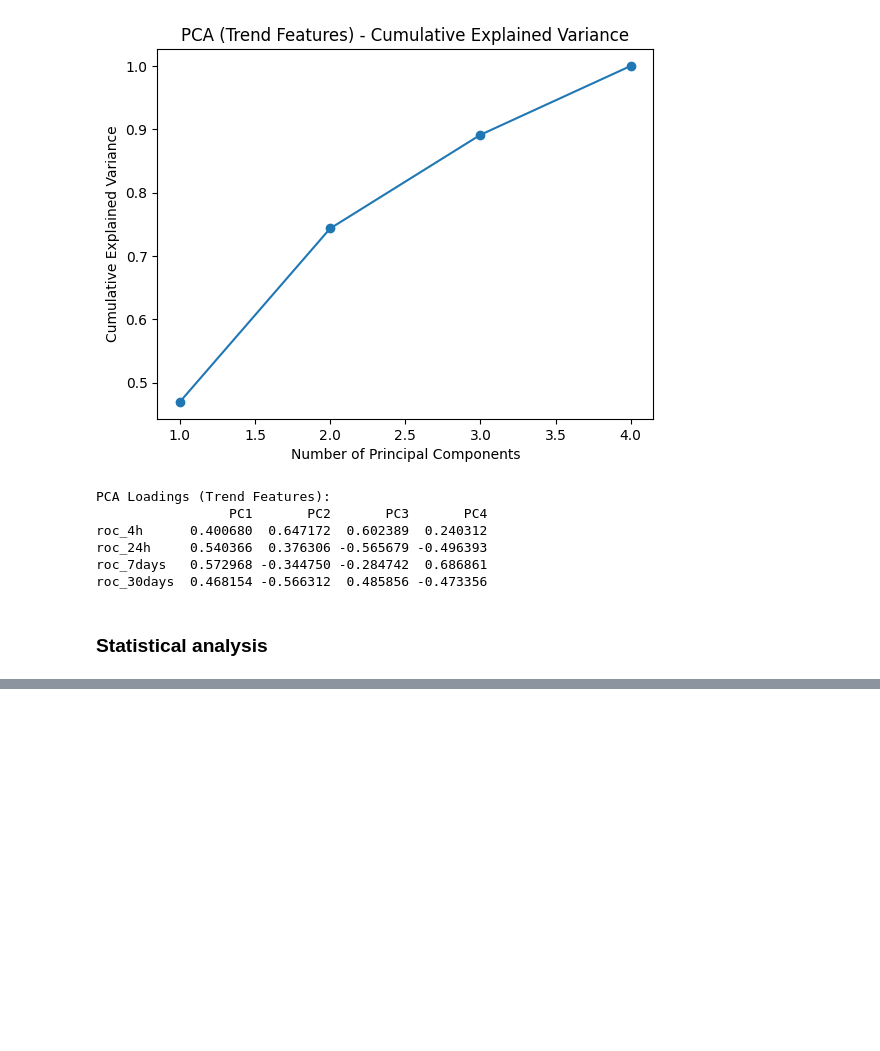
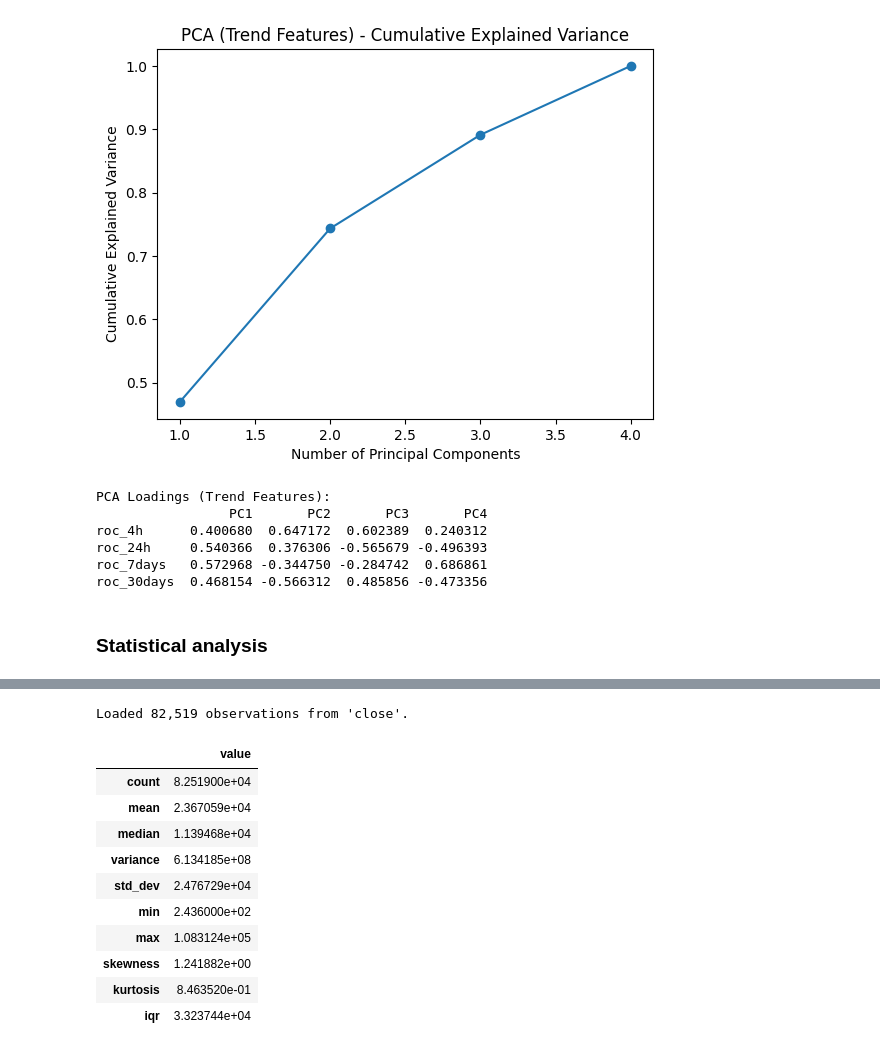
Before and after one commit to Stevenberger1/Stock-Market-Prediction, a Jupyter notebook: data/Statistical_analysis.ipynb, the cells around one changed output, grey strips where cells are left out. Saved outputs shown, nothing was run; the diff lists cells and outputs as text; code cells hidden in the pictures; blank space fills up the shorter version.

```diff
--- a/data/Statistical_analysis.ipynb
+++ b/data/Statistical_analysis.ipynb
@@ -252,0 +374,29 @@ roc_30days  0.468154 -0.566312  0.485856 -0.473356
+# %%
+# 3 · Load data
+df = pd.read_csv(CSV_PATH)
+if TARGET_COL not in df.columns:
+    raise ValueError(f"{TARGET_COL} not found in CSV.")
+
+x = df[TARGET_COL].dropna().astype(float).values
+n = len(x)
+print(f"Loaded {n:,} observations from '{TARGET_COL}'.")
+# %% [output]
+Loaded 82,519 observations from 'close'.
+# %%
+
+# 4 · Descriptive statistics
+desc = descriptive_stats(x)
+display(desc.to_frame("value"))
+mu, sigma = desc["mean"], desc["std_dev"]
+# %% [output]
+|  | value |
+| count | 8.251900e+04 |
+| mean | 2.367059e+04 |
+| median | 1.139468e+04 |
+| variance | 6.134185e+08 |
+| std_dev | 2.476729e+04 |
+| min | 2.436000e+02 |
+| max | 1.083124e+05 |
+| skewness | 1.241882e+00 |
+| kurtosis | 8.463520e-01 |
+| iqr | 3.323744e+04 |
```
Also changed, not shown: parts of 24 cells of this notebook, 1 other file.
